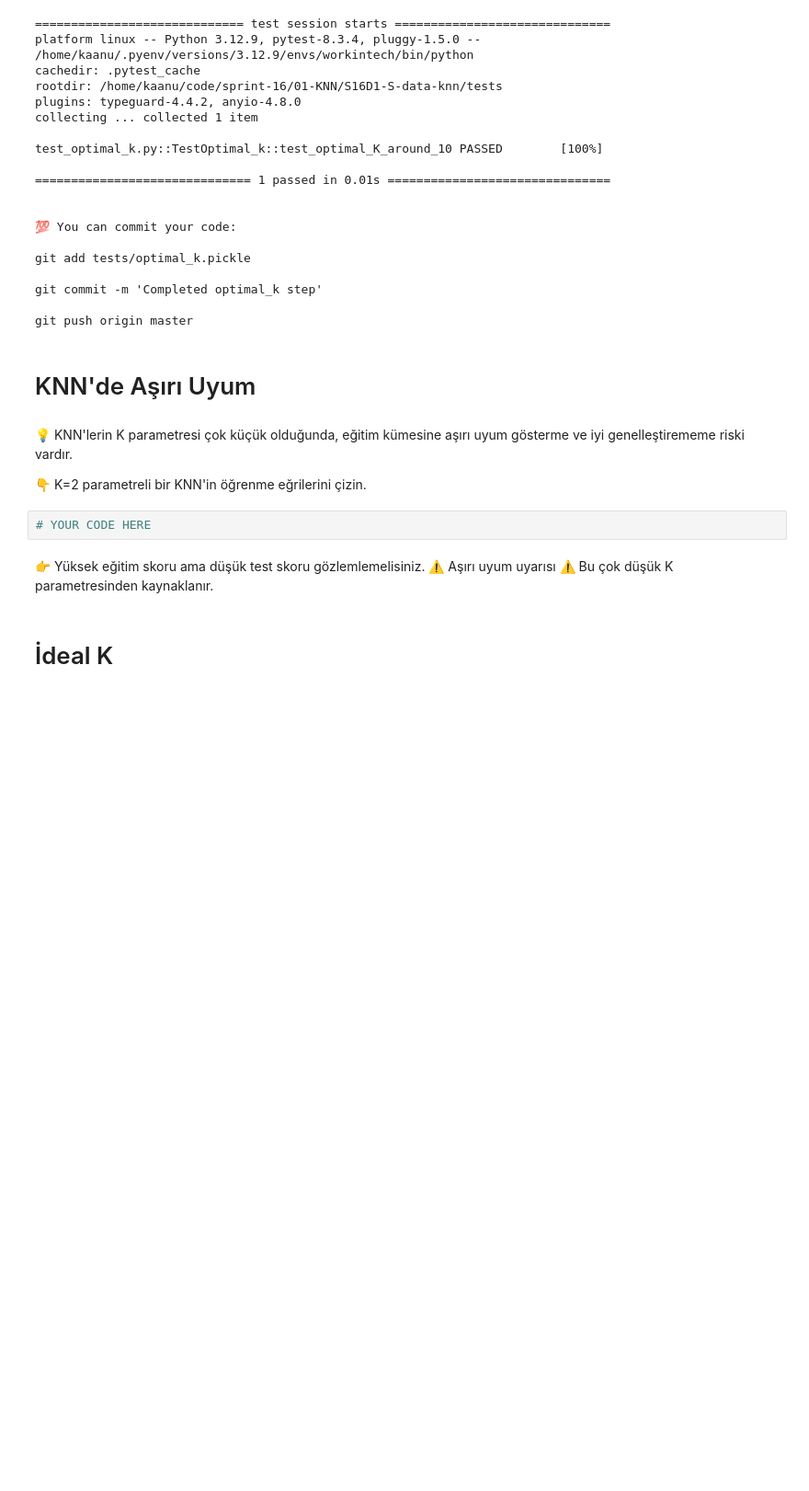
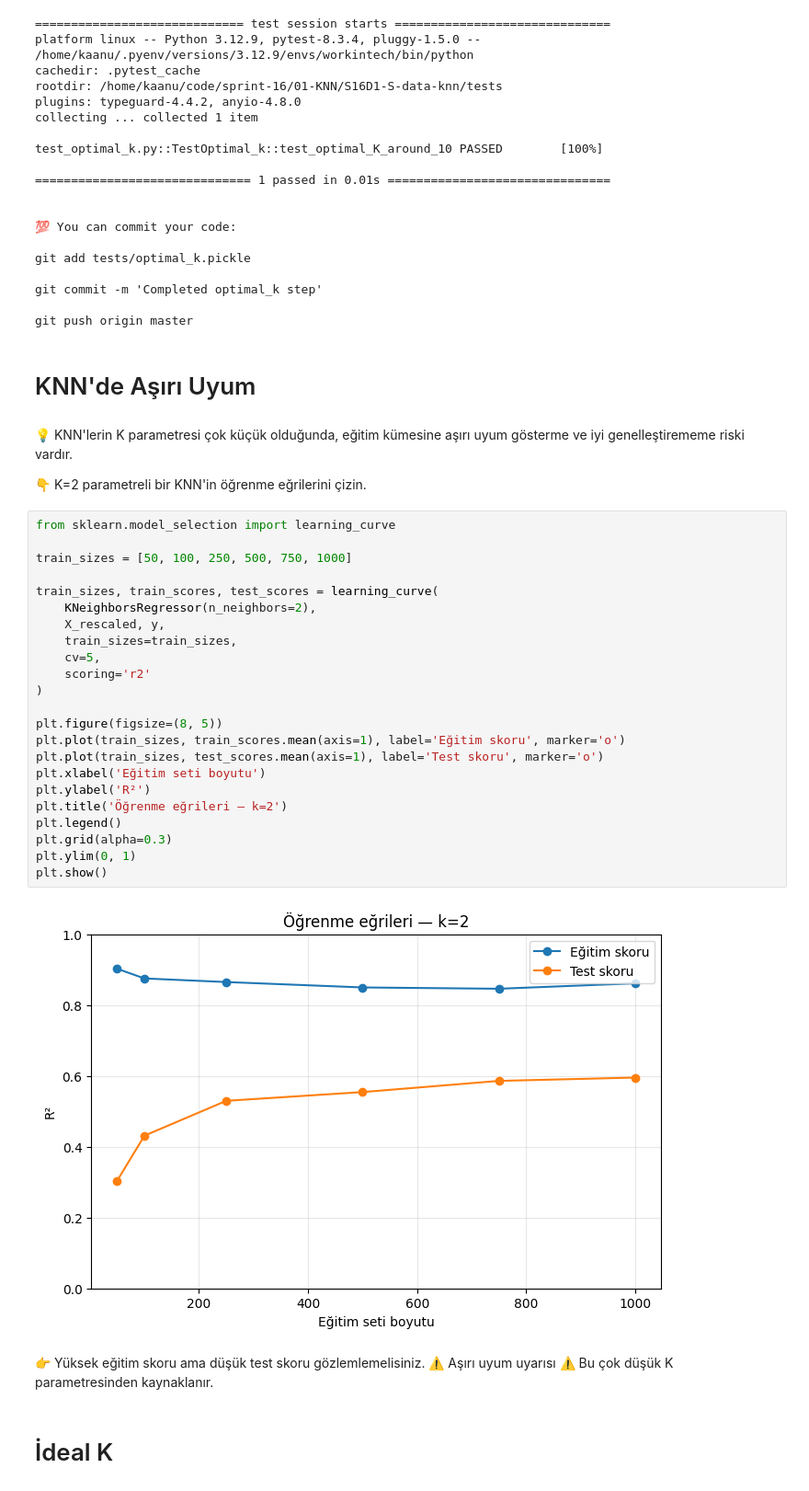
Before and after one commit to icedemirkaano/S16D1-S-data-knn, a Jupyter notebook: KNN.ipynb, the cells around one changed output. Shown at 92% size. Drawn from its saved outputs; the diff is of its cells as text; blank space fills up the shorter version.

Commit message:
Learning curves and price error: MAE 30.8k with k=11

```diff
--- a/KNN.ipynb
+++ b/KNN.ipynb
@@ -253,8 +253,31 @@ git push origin master
 💡 KNN'lerin K parametresi çok küçük olduğunda, eğitim kümesine aşırı uyum gösterme ve iyi genelleştirememe riski vardır.
 
 👇 K=2 parametreli bir KNN'in öğrenme eğrilerini çizin.
-# %%
-# YOUR CODE HERE
+# %%
+from sklearn.model_selection import learning_curve
+
+train_sizes = [50, 100, 250, 500, 750, 1000]
+
+train_sizes, train_scores, test_scores = learning_curve(
+    KNeighborsRegressor(n_neighbors=2),
+    X_rescaled, y,
+    train_sizes=train_sizes,
+    cv=5,
+    scoring='r2'
+)
+
+plt.figure(figsize=(8, 5))
+plt.plot(train_sizes, train_scores.mean(axis=1), label='Eğitim skoru', marker='o')
+plt.plot(train_sizes, test_scores.mean(axis=1), label='Test skoru', marker='o')
+plt.xlabel('Eğitim seti boyutu')
+plt.ylabel('R²')
+plt.title('Öğrenme eğrileri — k=2')
+plt.legend()
+plt.grid(alpha=0.3)
+plt.ylim(0, 1)
+plt.show()
+# %% [output]
+[figure, added]
 # %% [markdown]
 👉 Yüksek eğitim skoru ama düşük test skoru gözlemlemelisiniz. ⚠️ Aşırı uyum uyarısı ⚠️ Bu çok düşük K parametresinden kaynaklanır.
 # %% [markdown]
```
Also changed, not shown: parts of 6 cells of this notebook, 1 other file.
